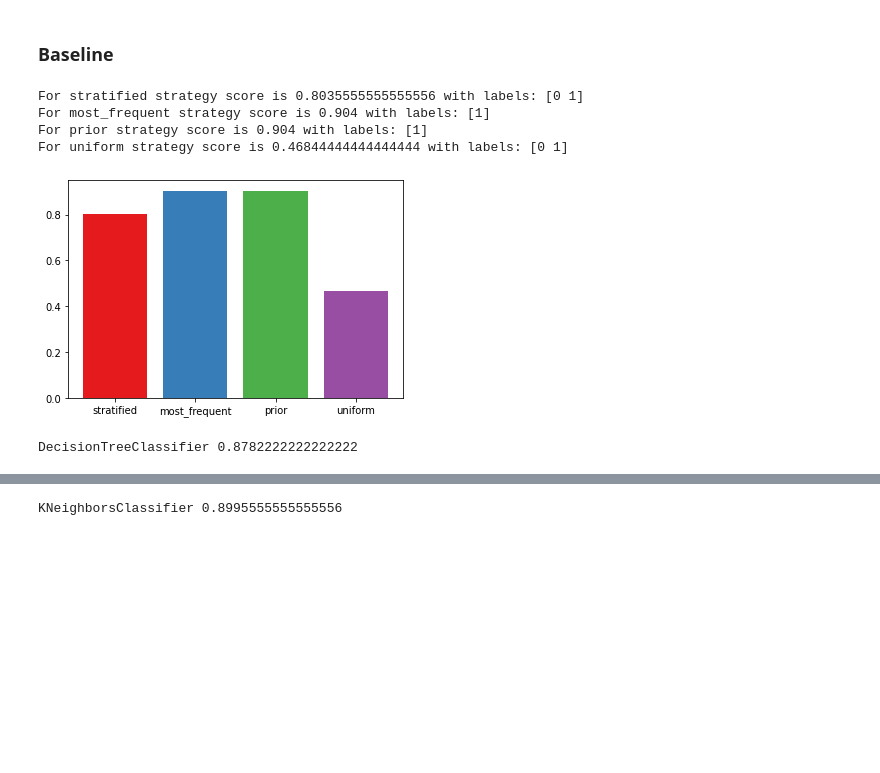
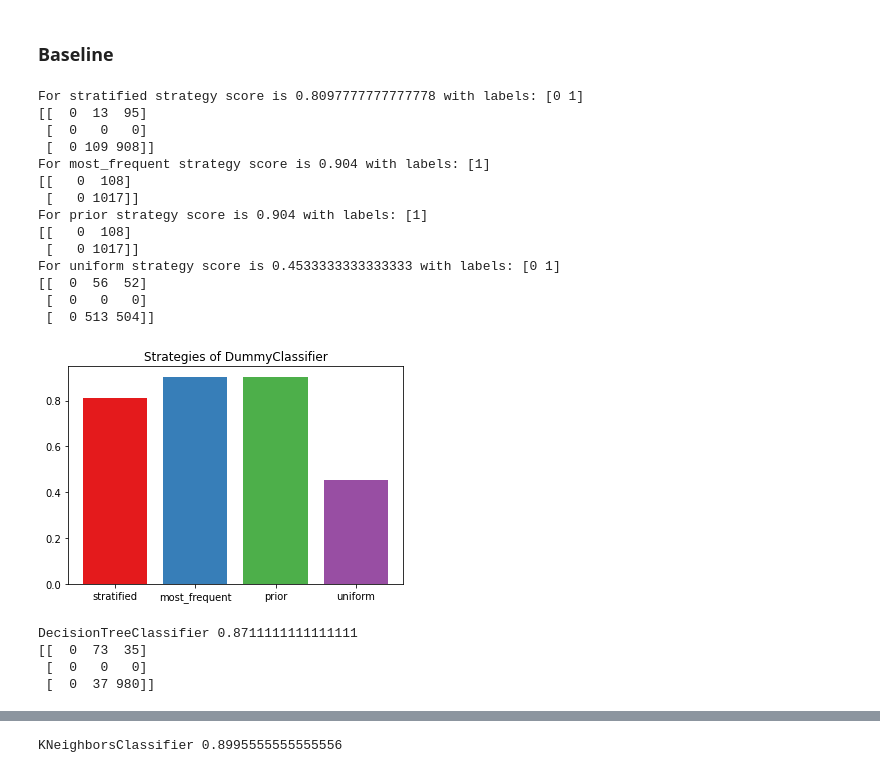
Before and after one commit to opopiol/ML_project, a Jupyter notebook: model.ipynb, the cells around one changed output, grey strips where cells are left out. Saved outputs shown, nothing was run; the diff lists cells and outputs as text; code cells hidden in the pictures; blank space fills up the shorter version.

Commit message:
adding confusion_matrix

```diff
--- a/model.ipynb
+++ b/model.ipynb
@@ -307,33 +308,73 @@ a = (((X < (lower_whisker)) | (X > (upper_whisker)))
 SyntaxError: ignored
 # %% [markdown]
 ### **MODEL**
+# %%
+def get_confusion_matrix(classifier):
+    """This function returns a confusion matrix of given classifier
+    :param classifier: classifier
+    :return: print(confusion_matrix(y_test, y_pred)): confusion matrix of given classifier
+    """
+    m = classifier.fit(X, y)
+    m.fit(X_train, y_train)
+    y_pred = m.predict(X_test)
+    print(confusion_matrix(y_test, y_pred))
 # %% [markdown]
 ### **Baseline**
 # %%
 #baseline
 strategies = ['stratified', 'most_frequent', 'prior', 'uniform']
 
-for i in strategies:
-    dummy_clf = DummyClassifier(strategy=i)
-    dummy_clf.fit(X_train, y_train)
-    y_pred = dummy_clf.predict(X_test)
-    dummy_clf_score = accuracy_score(y_test, y_pred)
-    dummy_labels = np.unique(dummy_clf.predict(X_test))
-    print(f'For {i} strategy score is {dummy_clf_score} with labels: {dummy_labels}')
-    plt.bar(i, dummy_clf_score)
+def dummy_base(list):
+  """This function returns scores and plot with scores of the given strategies of DummyClassifier
+    :param list: list of strategies
+    :return: print(f'For {i} strategy score is {dummy_clf_score} with labels: {dummy_labels}'): scores of the strategies given in the list and labels
+    :return: plt.bar(i, dummy_clf_score): plot with scores of the strategies given in the list
+    """
+  for i in list:
+      dummy_clf = DummyClassifier(strategy=i)
+      dummy_clf.fit(X_train, y_train)
+      y_pred = dummy_clf.predict(X_test)
+      dummy_clf_score = accuracy_score(y_test, y_pred)
+      dummy_labels = np.unique(dummy_clf.predict(X_test))
+      print(f'For {i} strategy score is {dummy_clf_score} with labels: {dummy_labels}')
+      get_confusion_matrix(dummy_clf)
+
+      plt.title('Strategies of DummyClassifier')
+      plt.bar(i, dummy_clf_score)
+
+dummy_base(strategies)
 # %% [output]
-For stratified strategy score is 0.8035555555555556 with labels: [0 1]
+For stratified strategy score is 0.8097777777777778 with labels: [0 1]
+[[  0  13  95]
+ [  0   0   0]
+ [  0 109 908]]
 For most_frequent strategy score is 0.904 with labels: [1]
+[[   0  108]
+ [   0 1017]]
 For prior strategy score is 0.904 with labels: [1]
-For uniform strategy score is 0.46844444444444444 with labels: [0 1]
+[[   0  108]
+ [   0 1017]]
+For uniform strategy score is 0.4533333333333333 with labels: [0 1]
+[[  0  56  52]
+ [  0   0   0]
+ [  0 513 504]]
-[figure, old version]
+[figure, new version]
 # %%
-
+def decisiontree_clf():
+    """This function returns score of DecisionTreeClassifier
+    :return: print(dtc_clf.__class__.__name__, dtc_clf_score): score of the classifier
+    """
     dtc_clf = DecisionTreeClassifier().fit(X, y)
     dtc_clf.fit(X_train, y_train)
     y_pred = dtc_clf.predict(X_test)
     dtc_clf_score = accuracy_score(y_test, y_pred)
     print(dtc_clf.__class__.__name__, dtc_clf_score)
+    get_confusion_matrix(dtc_clf)
+
+decisiontree_clf()
 # %% [output]
-DecisionTreeClassifier 0.8782222222222222
+DecisionTreeClassifier 0.8711111111111111
+[[  0  73  35]
+ [  0   0   0]
+ [  0  37 980]]
 # %%
```
Also changed, not shown: parts of 2 cells of this notebook.
